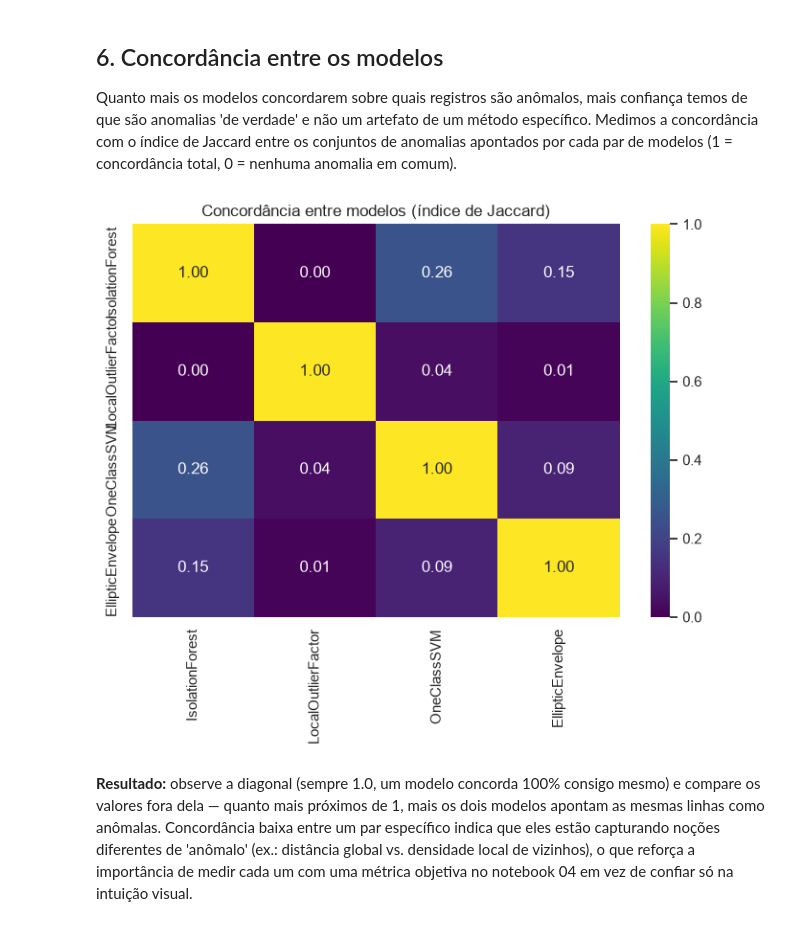
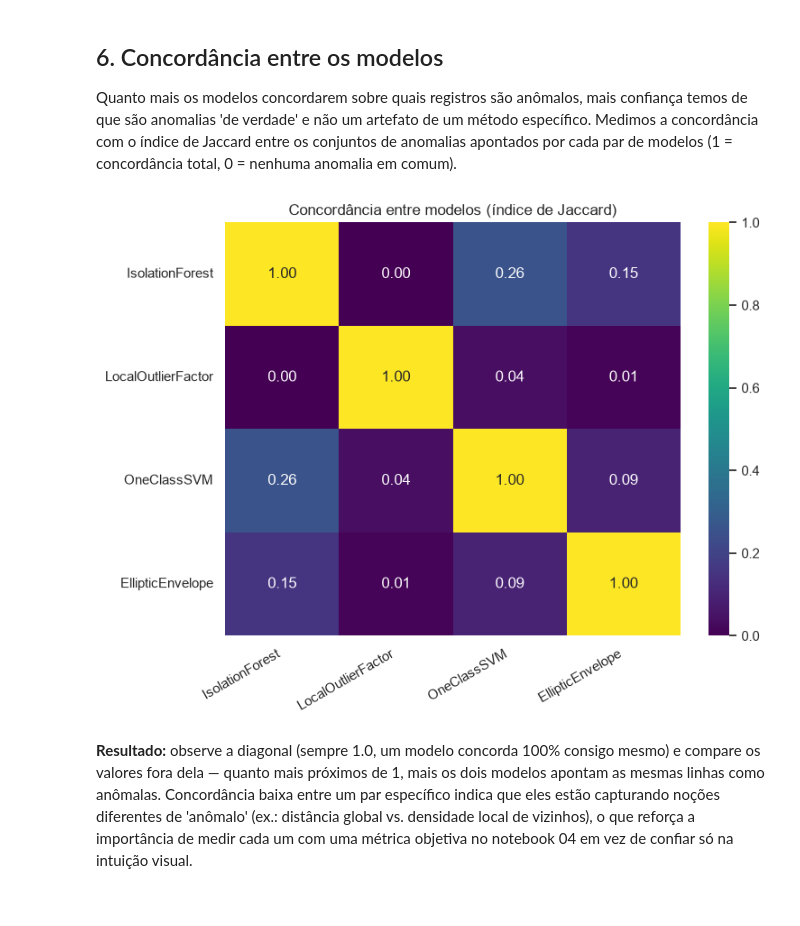
Before and after one commit to ejunior029/anp-fuel-price-anomaly-detection, a Jupyter notebook: notebooks/03_modelagem_comparacao.ipynb, the cells around one changed output. Saved outputs shown, nothing was run; the diff lists cells and outputs as text; code cells hidden in the pictures.

```diff
--- a/notebooks/03_modelagem_comparacao.ipynb
+++ b/notebooks/03_modelagem_comparacao.ipynb
@@ -123,22 +123,24 @@ Quanto mais os modelos concordarem sobre quais registros são anômalos, mais co
 # %%
 nomes_modelos = list(modelos.keys())
 matriz_jaccard = pd.DataFrame(index=nomes_modelos, columns=nomes_modelos, dtype=float)
 
 for a in nomes_modelos:
     for b in nomes_modelos:
         flag_a = previsoes[a]['rotulo'].astype(bool)
         flag_b = previsoes[b]['rotulo'].astype(bool)
         uniao = (flag_a | flag_b).sum()
         intersecao = (flag_a & flag_b).sum()
         matriz_jaccard.loc[a, b] = intersecao / uniao if uniao > 0 else np.nan
 
-fig, ax = plt.subplots(figsize=(7, 6))
+fig, ax = plt.subplots(figsize=(8, 6))
 sns.heatmap(matriz_jaccard.astype(float), annot=True, fmt='.2f', cmap='viridis', vmin=0, vmax=1, ax=ax)
 ax.set_title('Concordância entre modelos (índice de Jaccard)')
+ax.set_xticklabels(ax.get_xticklabels(), rotation=30, ha='right')
+ax.set_yticklabels(ax.get_yticklabels(), rotation=0)
 plt.tight_layout()
 plt.show()
 # %% [output]
-[figure, old version]
+[figure, new version]
 # %% [markdown]
 **Resultado:** observe a diagonal (sempre 1.0, um modelo concorda 100% consigo mesmo) e compare os valores fora dela — quanto mais próximos de 1, mais os dois modelos apontam as mesmas linhas como anômalas. Concordância baixa entre um par específico indica que eles estão capturando noções diferentes de 'anômalo' (ex.: distância global vs. densidade local de vizinhos), o que reforça a importância de medir cada um com uma métrica objetiva no notebook 04 em vez de confiar só na intuição visual.
 # %% [markdown]
```
Also changed, not shown: parts of 2 cells of this notebook.
